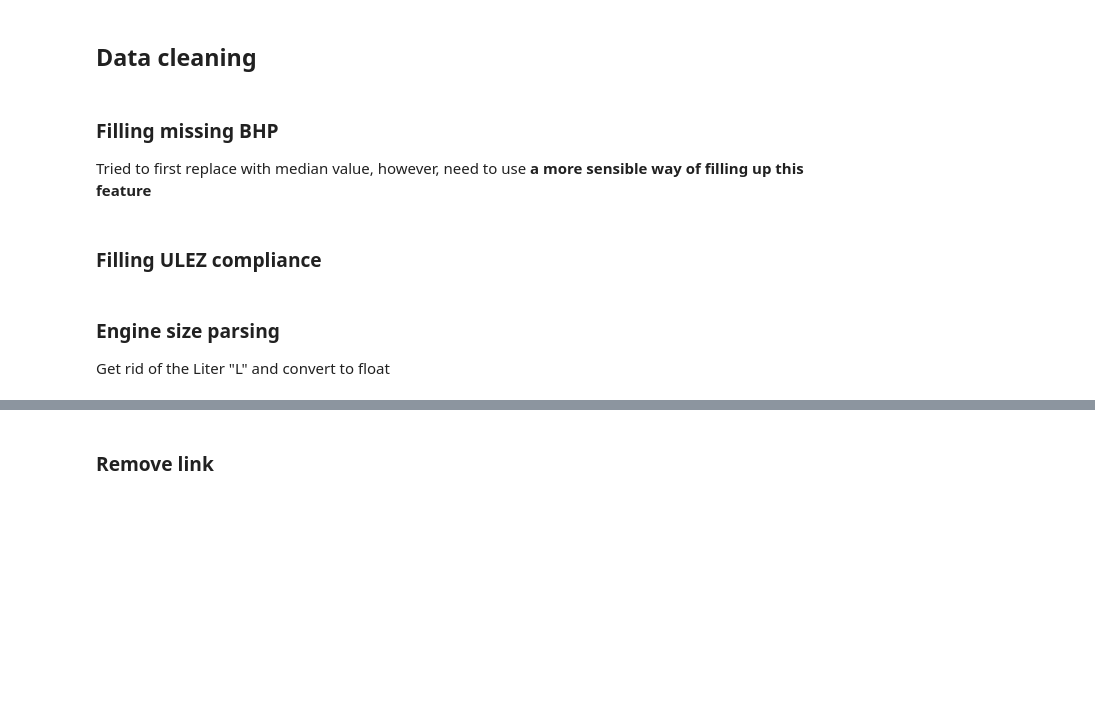
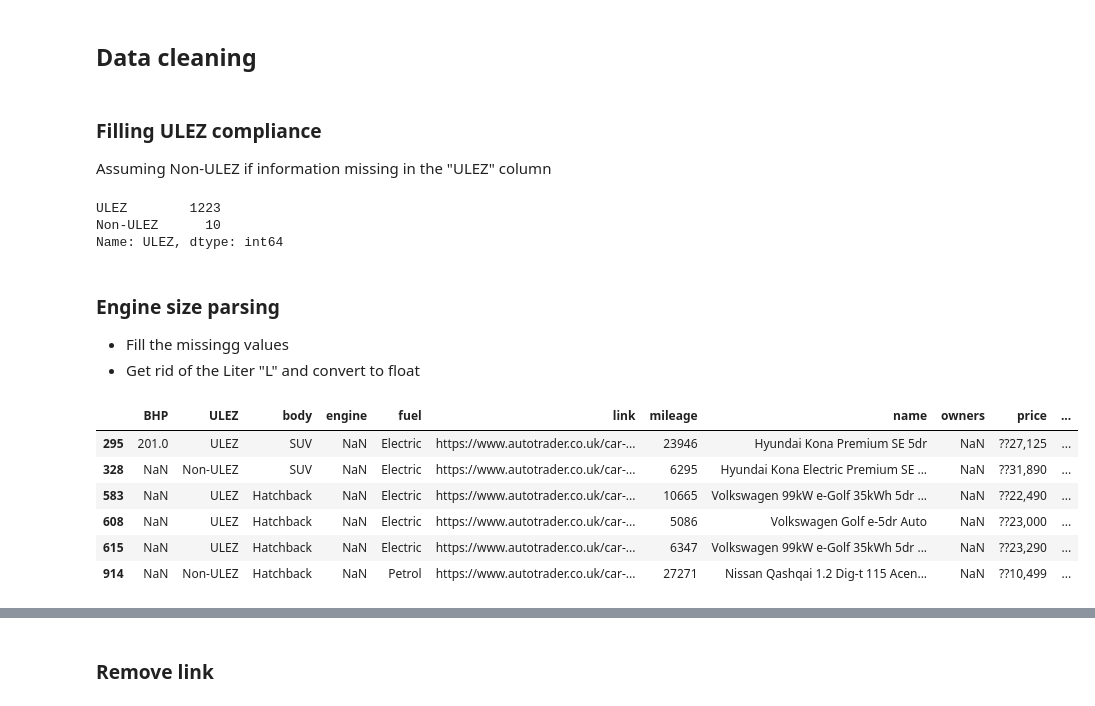
Before and after one commit to Hyang0219/Autotrader_estimator_project, a Jupyter notebook: data_cleanning.ipynb, the cells around one changed output, grey strips where cells are left out. Drawn from its saved outputs; the diff is of its cells as text; code cells hidden in the pictures; blank space fills up the shorter version.

```diff
--- a/data_cleanning.ipynb
+++ b/data_cleanning.ipynb
@@ -66,6 +66,3 @@ year              0
 dtype: int64
 # %% [markdown]
 ## Data cleaning
-# %% [markdown]
-### Filling missing BHP
-Tried to first replace with median value, however, need to use **a more sensible way of filling up this feature**
@@ -75,2 +68,0 @@ df_clean["BHP"].fillna(df.BHP.median(), inplace=True)
-# %% [markdown]
-### Filling ULEZ compliance
@@ -77,5 +72,26 @@ df_clean["BHP"].fillna(df.BHP.median(), inplace=True)
+# %% [markdown]
+### Filling ULEZ compliance
+Assuming Non-ULEZ if information missing in the "ULEZ" column
 # %%
 df_clean["ULEZ"].fillna("Non-ULEZ", inplace=True)
+# %%
+df_clean["ULEZ"].value_counts()
+# %% [output]
+ULEZ        1223
+Non-ULEZ      10
+Name: ULEZ, dtype: int64
 # %% [markdown]
 ### Engine size parsing
-Get rid of the Liter "L" and convert to float
+* Fill the missingg values
+* Get rid of the Liter "L" and convert to float
+# %%
+# locate missing values
+df_clean[df_clean.engine.isna()]
+# %% [output]
+|  | BHP | ULEZ | body | engine | fuel | link | mileage | name | owners | price | ... |
+| 295 | 201.0 | ULEZ | SUV | NaN | Electric | https://www.autotrader.co.uk/car-... | 23946 | Hyundai Kona Premium SE 5dr | NaN | ??27,125 | ... |
+| 328 | NaN | Non-ULEZ | SUV | NaN | Electric | https://www.autotrader.co.uk/car-... | 6295 | Hyundai Kona Electric Premium SE ... | NaN | ??31,890 | ... |
+| 583 | NaN | ULEZ | Hatchback | NaN | Electric | https://www.autotrader.co.uk/car-... | 10665 | Volkswagen 99kW e-Golf 35kWh 5dr ... | NaN | ??22,490 | ... |
+| 608 | NaN | ULEZ | Hatchback | NaN | Electric | https://www.autotrader.co.uk/car-... | 5086 | Volkswagen Golf e-5dr Auto | NaN | ??23,000 | ... |
+| 615 | NaN | ULEZ | Hatchback | NaN | Electric | https://www.autotrader.co.uk/car-... | 6347 | Volkswagen 99kW e-Golf 35kWh 5dr ... | NaN | ??23,290 | ... |
+| 914 | NaN | Non-ULEZ | Hatchback | NaN | Petrol | https://www.autotrader.co.uk/car-... | 27271 | Nissan Qashqai 1.2 Dig-t 115 Acen... | NaN | ??10,499 | ... |
```
Also changed, not shown: parts of 52 cells of this notebook, 5 other files.
